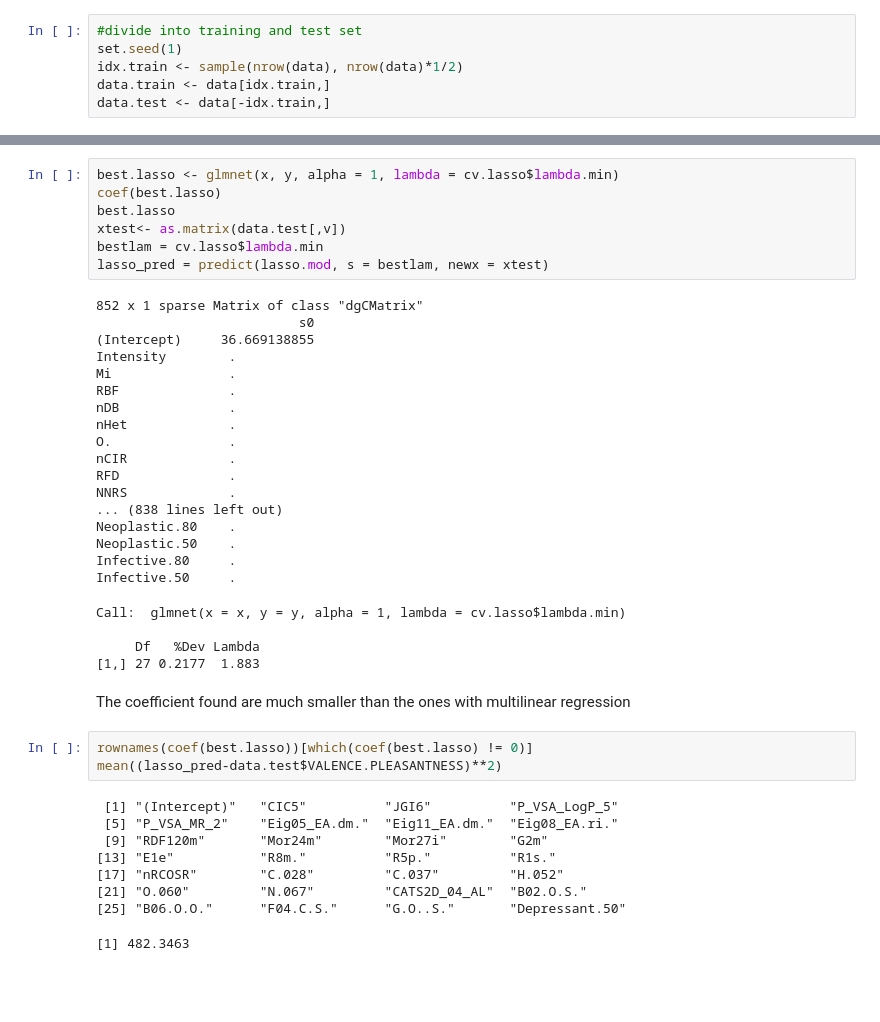
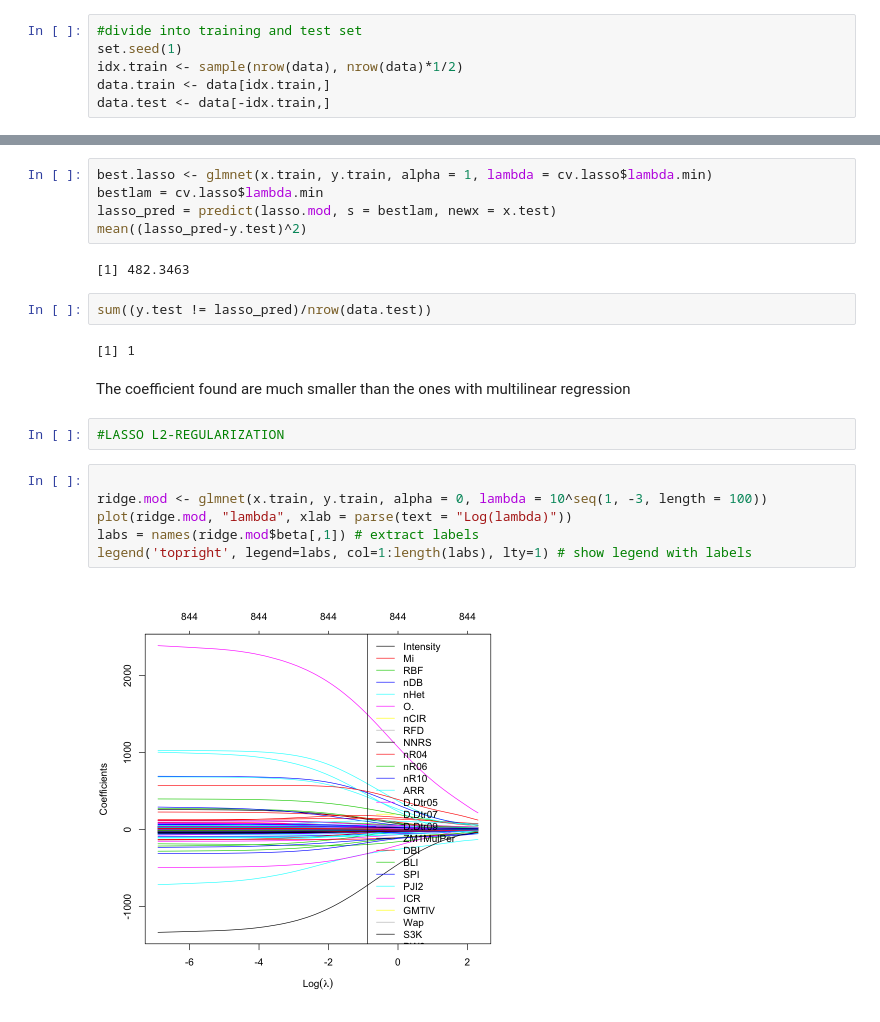
Before and after one commit to Alicia-max/BIO322-Regression, a Jupyter notebook: src/Exploration.ipynb, the cells around one changed output, grey strips where cells are left out. Cells and saved outputs as stored; diff of their text form; blank space fills up the shorter version.

```diff
--- a/src/Exploration.ipynb
+++ b/src/Exploration.ipynb
@@ -227,43 +372,23 @@ plot(cv.lasso)
 # %%
-best.lasso <- glmnet(x, y, alpha = 1, lambda = cv.lasso$lambda.min)
-coef(best.lasso)
-best.lasso
-xtest<- as.matrix(data.test[,v])
+best.lasso <- glmnet(x.train, y.train, alpha = 1, lambda = cv.lasso$lambda.min)
 bestlam = cv.lasso$lambda.min
-lasso_pred = predict(lasso.mod, s = bestlam, newx = xtest)
+lasso_pred = predict(lasso.mod, s = bestlam, newx = x.test)
+mean((lasso_pred-y.test)^2)
 # %% [output]
-852 x 1 sparse Matrix of class "dgCMatrix"
-                          s0
-(Intercept)     36.669138855
-Intensity        .
-Mi               .
-RBF              .
-nDB              .
-nHet             .
-O.               .
-nCIR             .
-RFD              .
-NNRS             .
-... (838 lines left out)
-Neoplastic.80    .
-Neoplastic.50    .
-Infective.80     .
-Infective.50     .
+[1] 482.3463
-Call:  glmnet(x = x, y = y, alpha = 1, lambda = cv.lasso$lambda.min)
-
-     Df   %Dev Lambda
-[1,] 27 0.2177  1.883
+# %%
+sum((y.test != lasso_pred)/nrow(data.test))
+# %% [output]
+[1] 1
 # %% [markdown]
 The coefficient found are much smaller than the ones with multilinear regression
-# %%
-rownames(coef(best.lasso))[which(coef(best.lasso) != 0)]
-mean((lasso_pred-data.test$VALENCE.PLEASANTNESS)**2)
-# %% [output]
- [1] "(Intercept)"   "CIC5"          "JGI6"          "P_VSA_LogP_5"
- [5] "P_VSA_MR_2"    "Eig05_EA.dm."  "Eig11_EA.dm."  "Eig08_EA.ri."
- [9] "RDF120m"       "Mor24m"        "Mor27i"        "G2m"
-[13] "E1e"           "R8m."          "R5p."          "R1s."
-[17] "nRCOSR"        "C.028"         "C.037"         "H.052"
-[21] "O.060"         "N.067"         "CATS2D_04_AL"  "B02.O.S."
-[25] "B06.O.O."      "F04.C.S."      "G.O..S."       "Depressant.50"
-[1] 482.3463
+# %%
+#LASSO L2-REGULARIZATION
+# %%
+
+ridge.mod <- glmnet(x.train, y.train, alpha = 0, lambda = 10^seq(1, -3, length = 100))
+plot(ridge.mod, "lambda", xlab = parse(text = "Log(lambda)"))
+labs = names(ridge.mod$beta[,1]) # extract labels
+legend('topright', legend=labs, col=1:length(labs), lty=1) # show legend with labels
+# %% [output]
+[figure, added]
```
Also changed, not shown: parts of 33 cells of this notebook.
